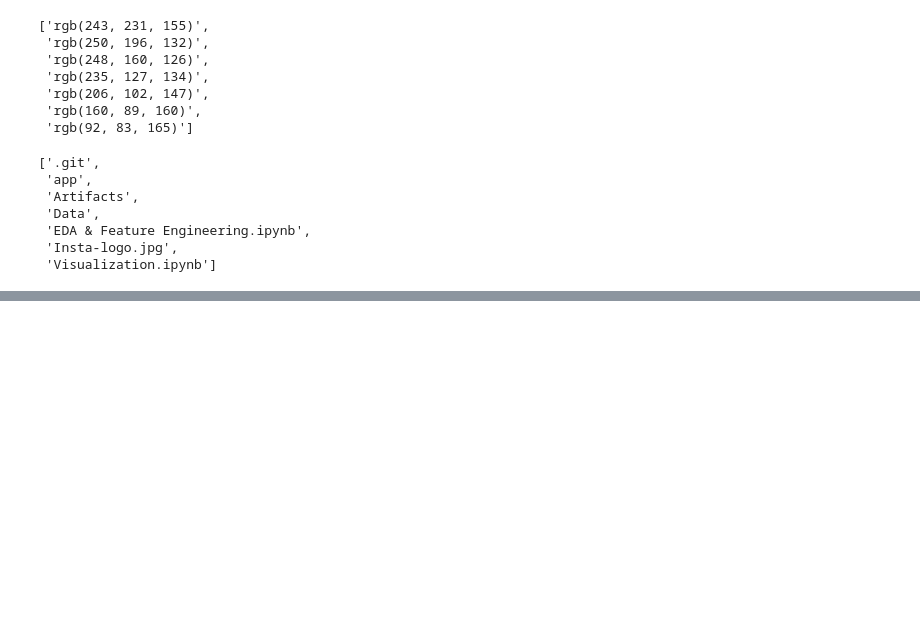
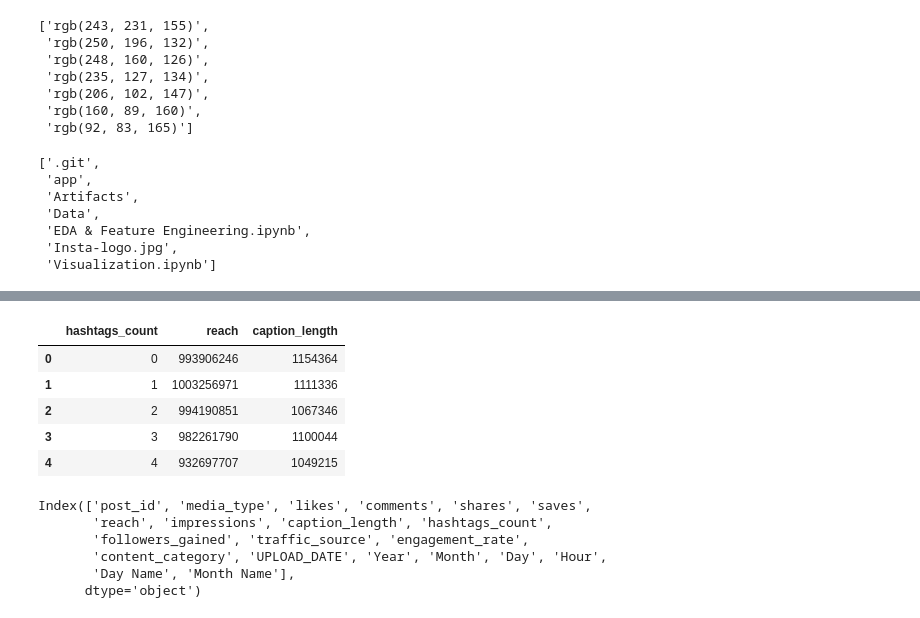
Before and after one commit to Mrwanawad/Instagram-Data-Analysis-Dashboard, a Jupyter notebook: Visualization.ipynb, the cells around one changed output, grey strips where cells are left out. Saved outputs shown, nothing was run; the diff lists cells and outputs as text; code cells hidden in the pictures; blank space fills up the shorter version.

```diff
--- a/Visualization.ipynb
+++ b/Visualization.ipynb
@@ -137,0 +185,10 @@ insta_img
+# %%
+reach_and_caption_len_by_hashs_df =   df.groupby( 'hashtags_count' )[ [ 'reach', 'caption_length' ] ].sum().reset_index()
+reach_and_caption_len_by_hashs_df.head()
+# %% [output]
+|  | hashtags_count | reach | caption_length |
+| 0 | 0 | 993906246 | 1154364 |
+| 1 | 1 | 1003256971 | 1111336 |
+| 2 | 2 | 994190851 | 1067346 |
+| 3 | 3 | 982261790 | 1100044 |
+| 4 | 4 | 932697707 | 1049215 |
@@ -137,0 +234,9 @@ insta_img
+# %%
+df.columns
+# %% [output]
+Index(['post_id', 'media_type', 'likes', 'comments', 'shares', 'saves',
+       'reach', 'impressions', 'caption_length', 'hashtags_count',
+       'followers_gained', 'traffic_source', 'engagement_rate',
+       'content_category', 'UPLOAD_DATE', 'Year', 'Month', 'Day', 'Hour',
+       'Day Name', 'Month Name'],
+      dtype='object')
```
Also changed, not shown: parts of 14 cells of this notebook, 4 other files.
